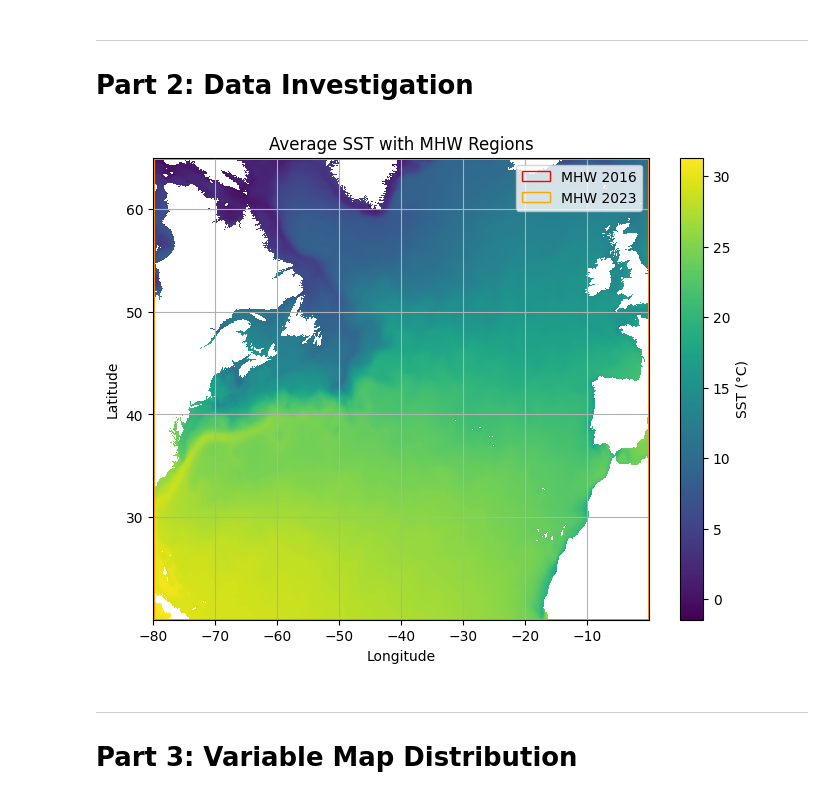
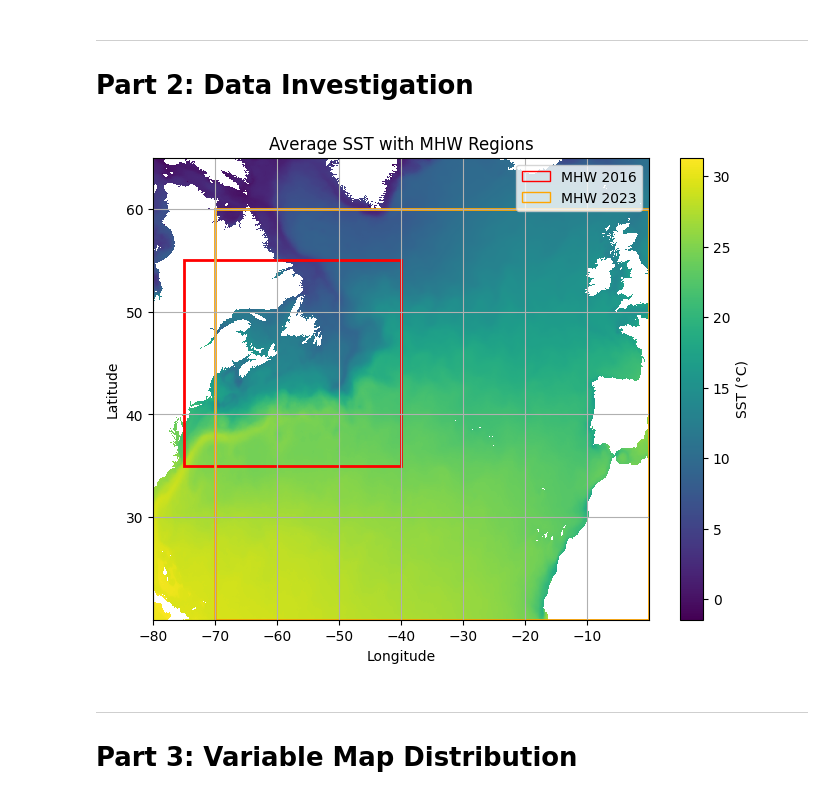
Before and after one commit to natslimak/OceanCourses, a Jupyter notebook: DigitalOcean/Project/MarineHeatwaves.ipynb, the cells around one changed output. Cells and saved outputs as stored; diff of their text form; code cells hidden in the pictures.

```diff
--- a/DigitalOcean/Project/MarineHeatwaves.ipynb
+++ b/DigitalOcean/Project/MarineHeatwaves.ipynb
@@ -70,46 +75,46 @@ for ds in [ds_2016, ds_2023]:
         ds['analysed_sst'].attrs['units'] = 'degC'
 # %%
 MHW_2016 = {
-    "minimum_longitude": -80.0,
-    "maximum_longitude": 0.0,
-    "minimum_latitude": 20.0,
-    "maximum_latitude": 65.0,
+    "minimum_longitude": -75.0,
+    "maximum_longitude": -40.0,
+    "minimum_latitude": 35.0,
+    "maximum_latitude": 55.0,
 }
 
 MHW_2023 = {
-    "minimum_longitude": -80.0,
+    "minimum_longitude": -70.0,
     "maximum_longitude": 0.0,
     "minimum_latitude": 20.0,
-    "maximum_latitude": 65.0,
+    "maximum_latitude": 60.0,
 }
 
 # Plot on the map the region of the 2016 MHW
 plt.figure(figsize=(8, 6))
 plt.pcolormesh(ds.longitude, ds.latitude, ds.analysed_sst.mean(dim="time"), shading='auto', cmap='viridis')
 plt.colorbar(label='SST (°C)')
 plt.xlabel("Longitude")
 plt.ylabel("Latitude")
 plt.title("Average SST with MHW Regions")
 plt.grid()
 
 # Add rectangles for MHW regions
 plt.gca().add_patch(plt.Rectangle((MHW_2016["minimum_longitude"], MHW_2016["minimum_latitude"]),
                                   MHW_2016["maximum_longitude"] - MHW_2016["minimum_longitude"],
                                   MHW_2016["maximum_latitude"] - MHW_2016["minimum_latitude"],
                                   edgecolor='red', facecolor='none', lw=2, label='MHW 2016'))
 
 plt.gca().add_patch(plt.Rectangle((MHW_2023["minimum_longitude"], MHW_2023["minimum_latitude"]),
                                   MHW_2023["maximum_longitude"] - MHW_2023["minimum_longitude"],
                                   MHW_2023["maximum_latitude"] - MHW_2023["minimum_latitude"],
                                   edgecolor='orange', facecolor='none', lw=2, label='MHW 2023'))
 
 plt.legend(handles=[Patch(edgecolor='red', facecolor='none', label='MHW 2016'),
                     Patch(edgecolor='orange', facecolor='none', label='MHW 2023')])
 
 plt.savefig("Figures/MHW_Regions_Map.png", dpi=300)
 plt.show()
 # %% [output]
-[figure, old version]
+[figure, new version]
 # %% [markdown]
 ---
 # Part 3: Variable Map Distribution
```
Also changed, not shown: parts of 6 cells of this notebook, 37 other files.
